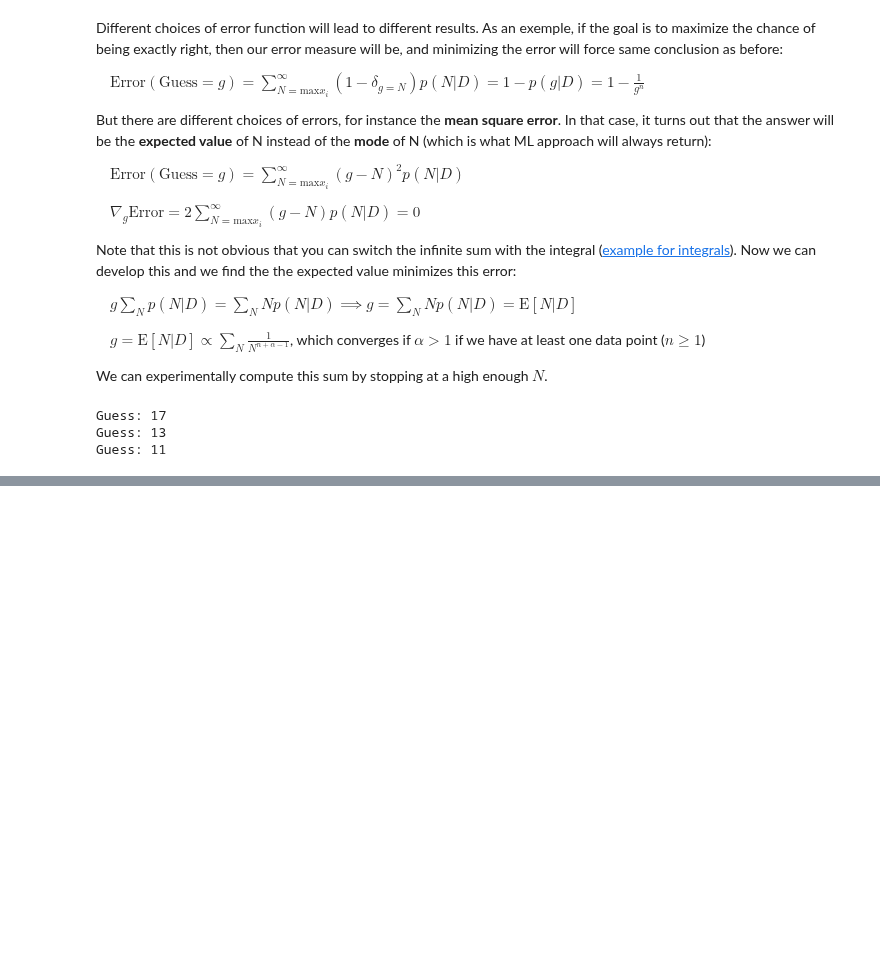
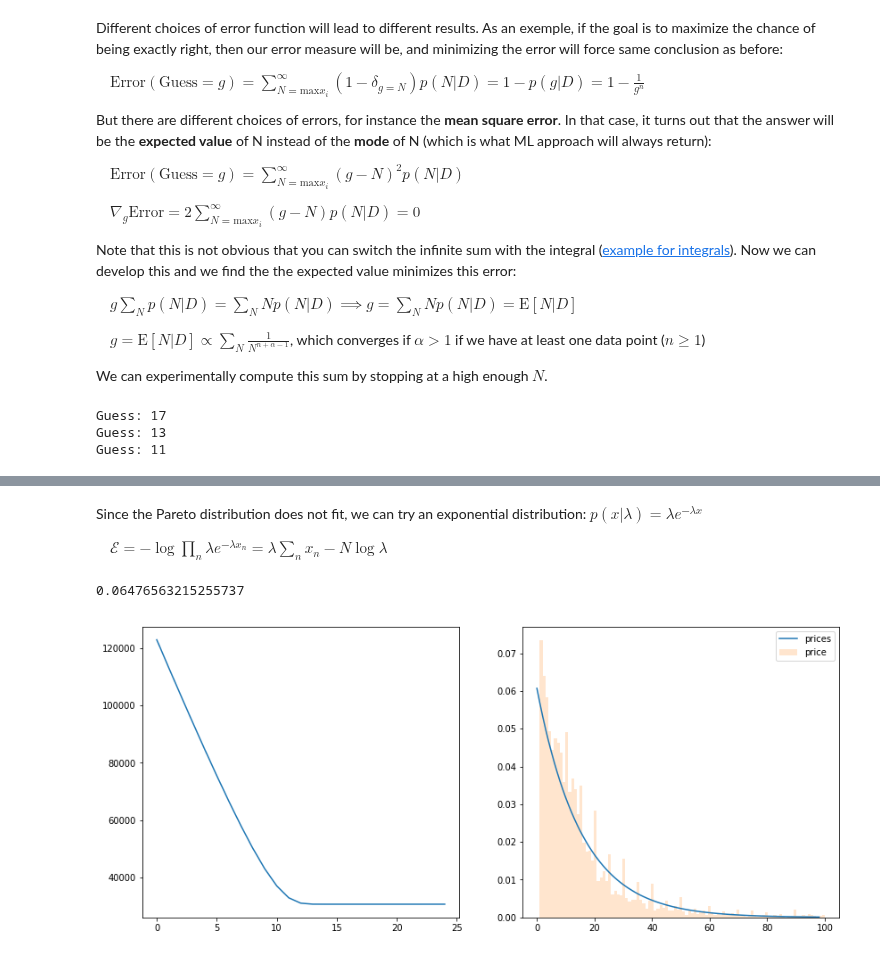
Before and after one commit to QuentinDuval/PythonExperiments, a Jupyter notebook: ml/0_basic_inference.ipynb, the cells around one changed output, grey strips where cells are left out. Drawn from its saved outputs; the diff is of its cells as text; code cells hidden in the pictures; blank space fills up the shorter version.

```diff
--- a/ml/0_basic_inference.ipynb
+++ b/ml/0_basic_inference.ipynb
@@ -496,0 +601,26 @@ Guess: 11
+# %% [markdown]
+Since the Pareto distribution does not fit, we can try an exponential distribution: $p(x|\lambda) = \lambda e^{-\lambda x}$
+
+&emsp; $\mathcal{E} = -\log \prod_n \lambda e^{-\lambda x_n} = \lambda \sum_n x_n - N \log \lambda$
+# %%
+lam = torch.tensor(1., requires_grad=True)
+
+def nll_exponential(xs):
+    return lam * torch.sum(xs) - len(xs) * torch.log(lam)
+
+def pdf_exponential(xs):
+    return lam * np.exp(- lam * xs)
+
+losses = train([lam], nll_exponential)
+lam = lam.item()
+print(lam)
+
+_, ax = plt.subplots(figsize=(14,6), ncols=2)
+ax[0].plot(losses, label='loss')
+ax[1].plot(pdf_exponential(np.arange(1, 100, 1)), label='prices')
+ax[1].hist(prices, bins=100, alpha=0.2, weights=np.ones(len(prices)) / len(prices))
+plt.legend()
+plt.show()
+# %% [output]
+0.06476563215255737
+[figure, added]
```
Also changed, not shown: parts of 12 cells of this notebook.
